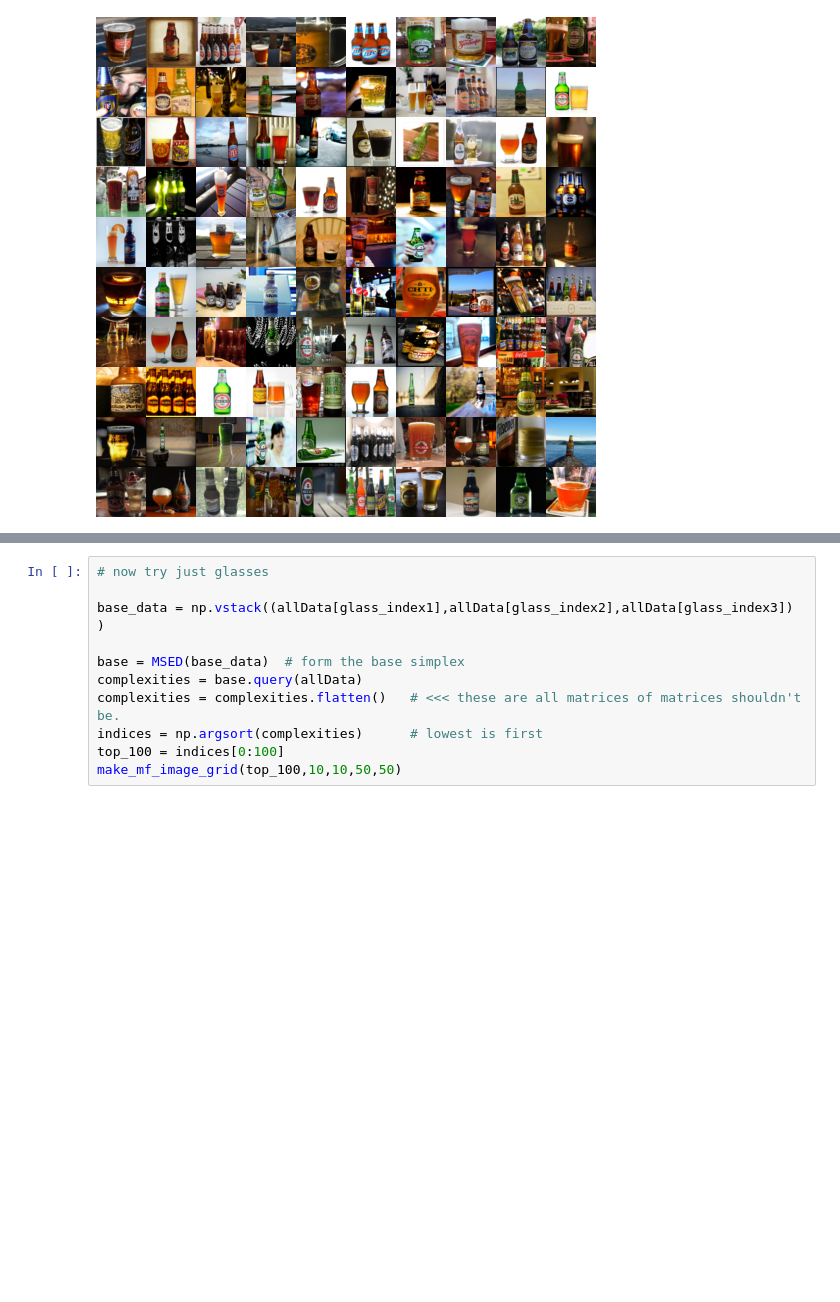
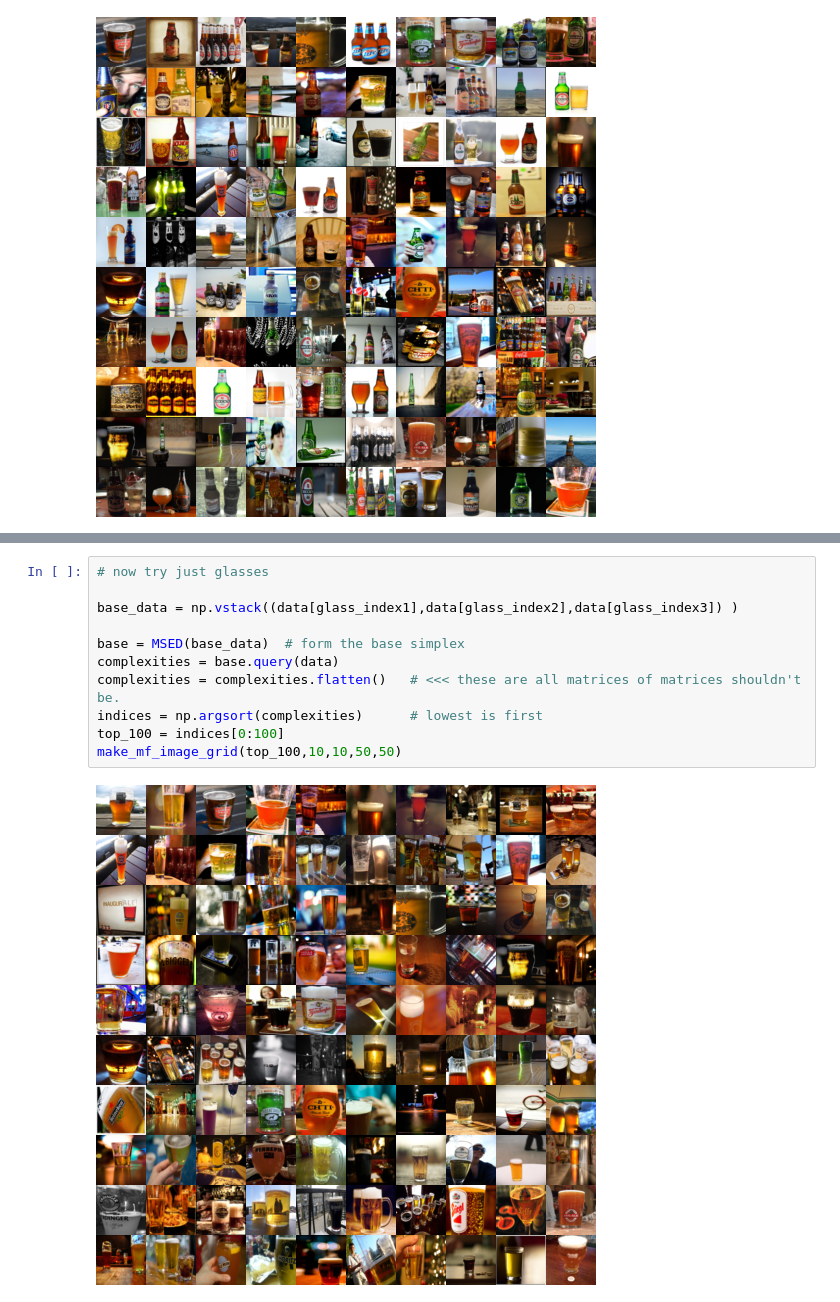
Before and after one commit to MetricSearch/simcoder-pytorch, a Jupyter notebook: notebooks/multiple_subject_bottles_glasses_MSED.ipynb, the cells around one changed output, grey strips where cells are left out. Saved outputs shown, nothing was run; the diff lists cells and outputs as text; blank space fills up the shorter version.

```diff
--- a/notebooks/multiple_subject_bottles_glasses_MSED.ipynb
+++ b/notebooks/multiple_subject_bottles_glasses_MSED.ipynb
@@ -133,11 +132,13 @@ TypeError: 'int' object is not iterable
 # %%
 # now try just glasses
 
-base_data = np.vstack((allData[glass_index1],allData[glass_index2],allData[glass_index3]) )
+base_data = np.vstack((data[glass_index1],data[glass_index2],data[glass_index3]) )
 
 base = MSED(base_data)  # form the base simplex
-complexities = base.query(allData)
+complexities = base.query(data)
 complexities = complexities.flatten()   # <<< these are all matrices of matrices shouldn't be.
 indices = np.argsort(complexities)      # lowest is first
 top_100 = indices[0:100]
 make_mf_image_grid(top_100,10,10,50,50)
+# %% [output]
+[figure, added]
```
Also changed, not shown: parts of 8 cells of this notebook, 1 other file.
